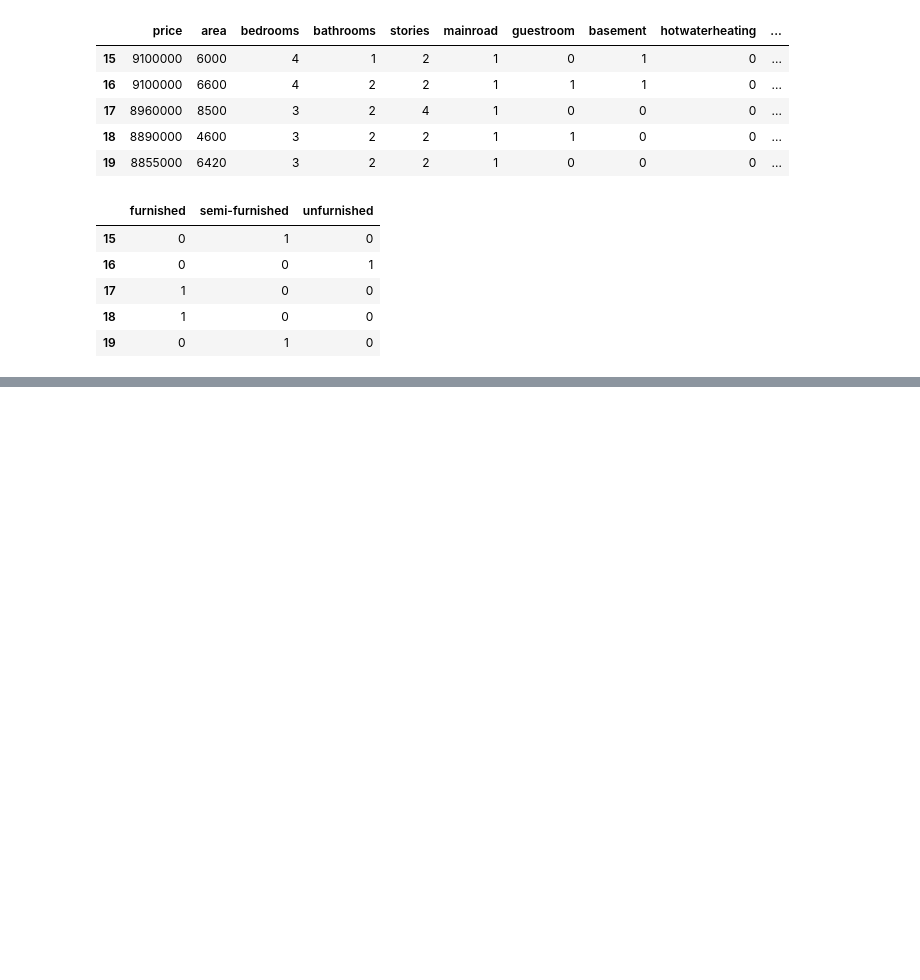
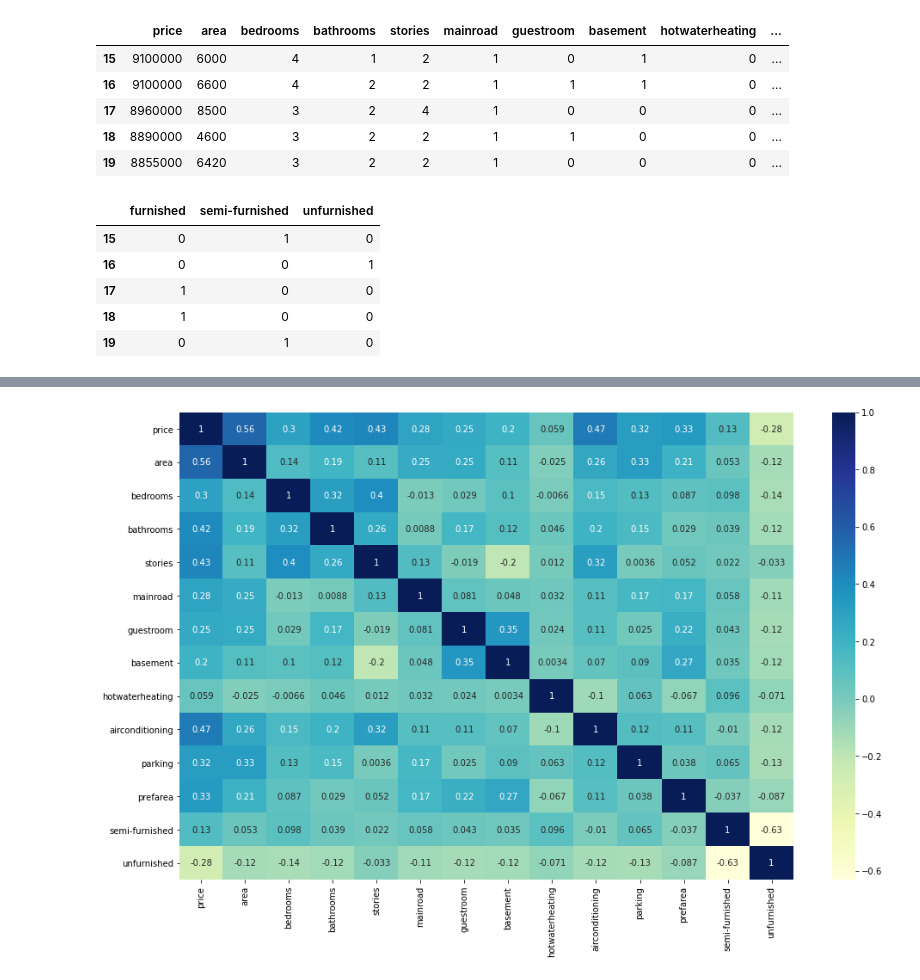
Before and after one commit to begumzubeda64/PGA02_Zubu, a Jupyter notebook: Machine Learning Models/HousePrediction/House_Prediction1_Linear_Regression.ipynb, the cells around one changed output, grey strips where cells are left out. Drawn from its saved outputs; the diff is of its cells as text; code cells hidden in the pictures; blank space fills up the shorter version.

```diff
--- a/Machine Learning Models/HousePrediction/House_Prediction1_Linear_Regression.ipynb
+++ b/Machine Learning Models/HousePrediction/House_Prediction1_Linear_Regression.ipynb
@@ -251,0 +290,11 @@ status.head()
+# %%
+#Splitting the data into Training and Testing sets
+from sklearn.model_selection import train_test_split
+
+#We specify this so that the train and test data set always have the same rows, respectively
+np.random.seed(0)
+df_train, df_test = train_test_split(housing, train_size = 0.7, random_state = 100) #Randomly picked 70% training set, 30% test set
+
+#This is to check and validate the data when running the code multiple times. Setting random_state a
+#fixed value will guarantee that same sequence of random numbers are generated each time you run the
+#code
@@ -251,0 +312,13 @@ status.head()
+# %%
+from sklearn.preprocessing import MinMaxScaler
+
+scaler = MinMaxScaler()
+#MinMaxScaler. For each value in a feature, MinMaxScaler subtracts the minimum value in the feature
+#and then divides by the range. The range is the difference between the original maximum and original
+#minimum. MinMaxScaler preserves the shape of the original distribution.
+
+#Apply scaler() to all the columns except the 'yes-no' and 'dummy' variables
+num_vars = ['area', 'bedrooms', 'bathrooms', 'stories', 'parking', 'price']
+df_train[num_vars] = scaler.fit_transform(df_train[num_vars])
+
+df_train.head()
@@ -251,0 +344,15 @@ status.head()
+# %%
+#Let's check the correlation coefficients to see which variables are highly correlated
+plt.figure(figsize=(16, 10))
+sns.heatmap(df_train.corr(), annot=True, cmap="YlGnBu")
+plt.show()
+
+#A heatmap is a two-dimensional graphical representation of data where the individual values that are
+#contained in a matrix are represented as colors
+#A heatmap contains values representing various shades of the same colour for each value to be plotted.
+#Usually the darker shades of the chart represent higher values than the lighter shade
+#annot: If True, write the data value in each cell.
+#cmap: The mapping from data values to color space.
+#As you might have noticed, area seems to the correlated to price the most.
+# %% [output]
+[figure, added]
```
Also changed, not shown: parts of 31 cells of this notebook.
